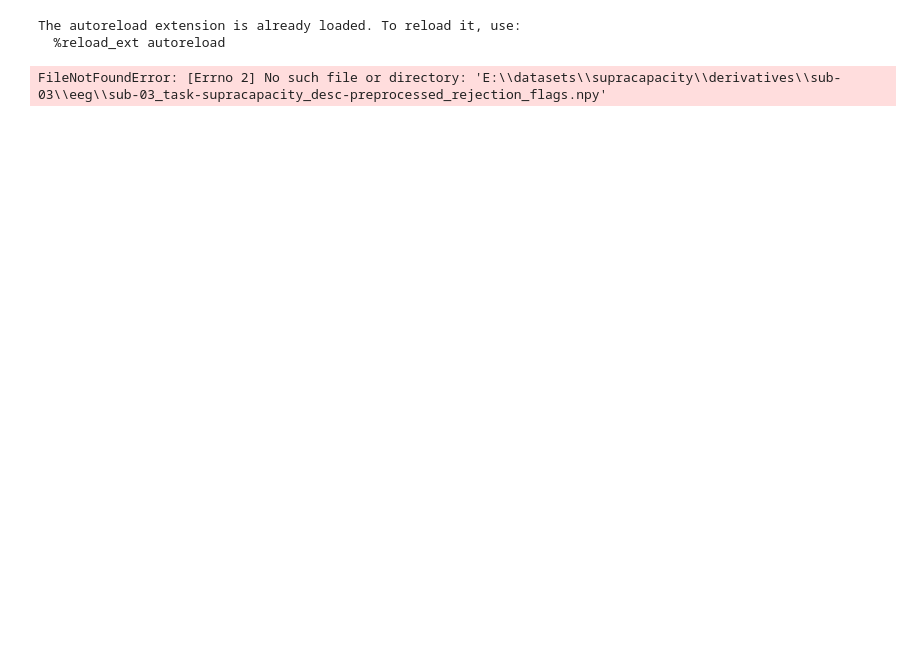
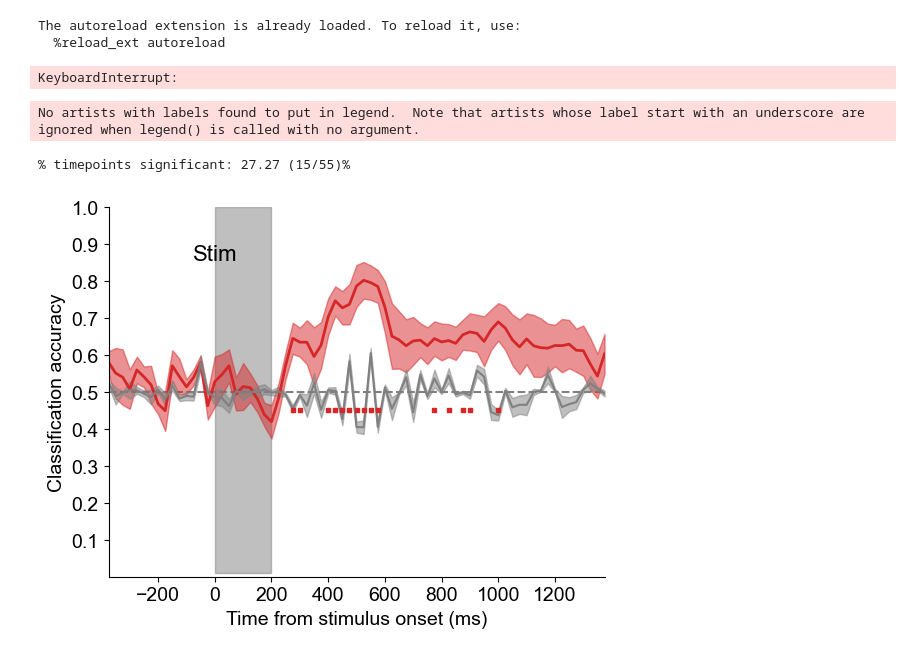
Before and after one commit to AwhVogelLab/mvEEG, a Jupyter notebook: decoding demo notebook.ipynb, the cells around one changed output. Cells and saved outputs as stored; diff of their text form; code cells hidden in the pictures; blank space fills up the shorter version.

```diff
--- a/decoding demo notebook.ipynb
+++ b/decoding demo notebook.ipynb
@@ -18,7 +21,9 @@ import tqdm as tqdm
 The autoreload extension is already loaded. To reload it, use:
   %reload_ext autoreload
 # %%
-DATA_DIR = r"E:\datasets\supracapacity\derivatives"
+ROOT = r"E:\datasets\supracapacity\derivatives\\"
+DATA_DIR = ROOT + "pypeline"
+
 EXPERIMENT_NAME='supracapacity'
 
 dropped_chans={
@@ -57,14 +63,16 @@ clfr = Classifier()
 # %%
+RUN_DESCRIPTION="MEM2v4"
 
-accs = []
-accs_shuff = []
-confusion_mats = []
-confidence_scores = []
 for isub in tqdm.tqdm(range(wrangl.nsub)):
+
     try:
-        Xdata,ydata = wrangl.load_eeg(isub)
+        Xdata,ydata = wrangl.load_eeg(isub,reject=False)
     except:
         continue
+
+    sub_path = mne_bids.BIDSPath(root=ROOT + 'mvEEG',task=EXPERIMENT_NAME,subject=wrangl.subs[isub],description=RUN_DESCRIPTION,extension='.npy',check=False)
+    sub_path.mkdir()
+
     parallel,p_func,_ = parallel_func(clfr.decode_across_time,n_jobs = -1)
 
     out = parallel(
@@ -76,15 +84,21 @@ for isub in tqdm.tqdm(range(wrangl.nsub)):
         )
         for X_train,X_test,y_train,y_test in wrangl.bin_and_split(Xdata,ydata)
     )
-    acc,acc_shuff,conf_mat,score = map(np.stack,zip(*out))
-    accs.append(acc)
-    accs_shuff.append(acc_shuff)
-    confusion_mats.append(conf_mat)
-    confidence_scores.append(score)
+    acc,acc_shuff,conf_mat,confidence_scores = map(np.stack,zip(*out))
 
-accs = np.stack(accs)
-accs_shuff = np.stack(accs_shuff)
-confusion_mats = np.stack(confusion_mats)
-confidence_scores = np.stack(confidence_scores)
+    for suffix,array in zip(['accuracy','shuffledAccuracy','confusionMatrix','confidenceScores'],[acc,acc_shuff,conf_mat,confidence_scores]):
+        sub_path.update(suffix=suffix)
+        np.save(sub_path.fpath,array)
+    sub_path.update(suffix='times')
+    np.save(sub_path.fpath,wrangl.t)
 # %% [output]
-FileNotFoundError: [Errno 2] No such file or directory: 'E:\\datasets\\supracapacity\\derivatives\\sub-03\\eeg\\sub-03_task-supracapacity_desc-preprocessed_rejection_flags.npy'
+KeyboardInterrupt:
+# %%
+interp = Interpreter(data_dir = ROOT + 'mvEEG',
+                     experiment_name=EXPERIMENT_NAME)
+# %%
+interp.plot_acc(significance_testing=True)
+# %% [output]
+No artists with labels found to put in legend.  Note that artists whose label start with an underscore are ignored when legend() is called with no argument.
+% timepoints significant: 27.27 (15/55)%
+[figure, added]
```
Also changed, not shown: parts of 5 cells of this notebook, 5 other files.
